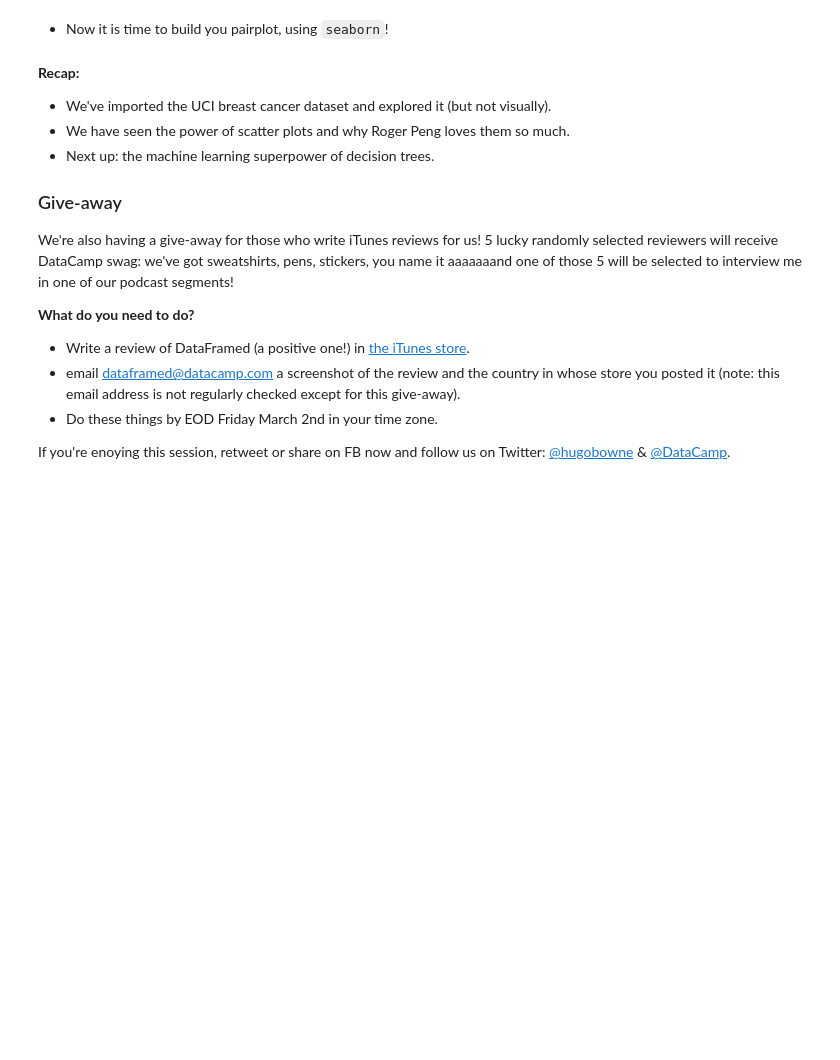
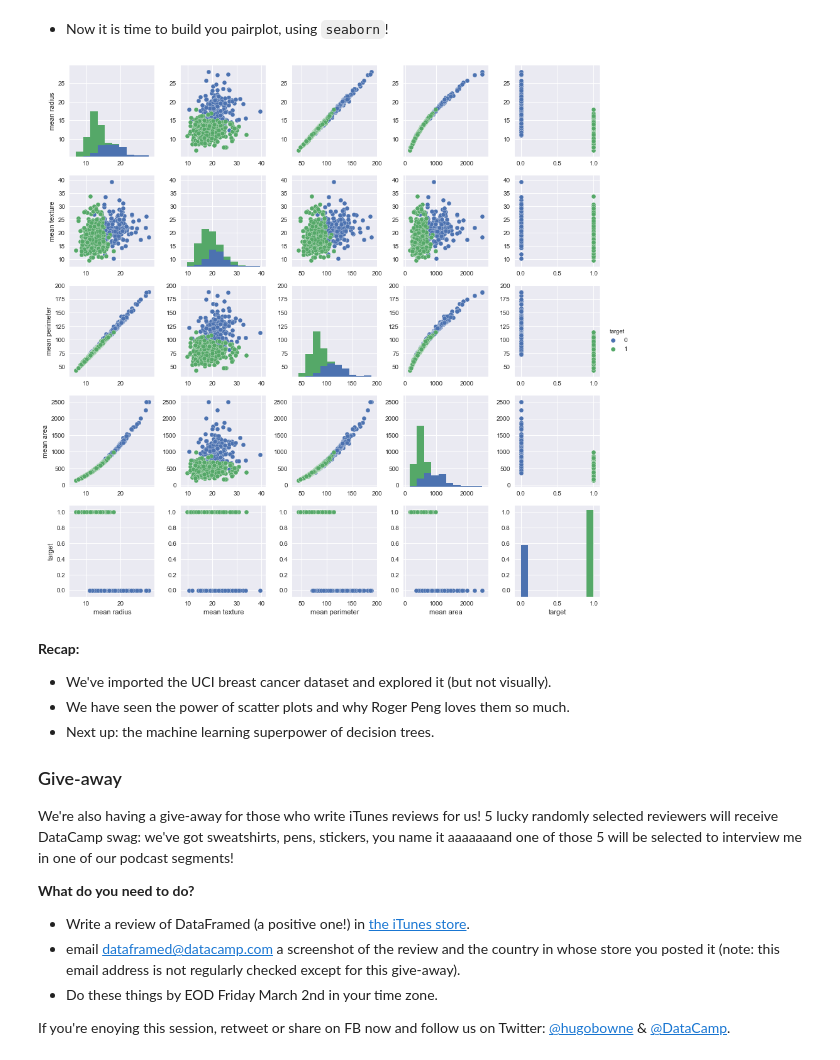
Before and after one commit to AbdullahMohammadKhan/datacamp_facebook_live_dataframed, a Jupyter notebook: fb_live_dataframed.ipynb, the cells around one changed output. Saved outputs shown, nothing was run; the diff lists cells and outputs as text; code cells hidden in the pictures; blank space fills up the shorter version.

```diff
--- a/fb_live_dataframed.ipynb
+++ b/fb_live_dataframed.ipynb
@@ -155,7 +152,12 @@ df_sub = df[['mean radius','mean texture','mean perimeter','mean area','target']
+# %%
+# Subset your data
+df_sub = df.iloc[:,[0,1,2,3,-1]]
 # %% [markdown]
 * Now it is time to build you pairplot, using `seaborn`!
 # %%
-sns.pairplot(df_sub)
+sns.pairplot(df_sub, hue='target');
+# %% [output]
+[figure, added]
 # %% [markdown]
 **Recap:**
 
```
Also changed, not shown: parts of 10 cells of this notebook.
